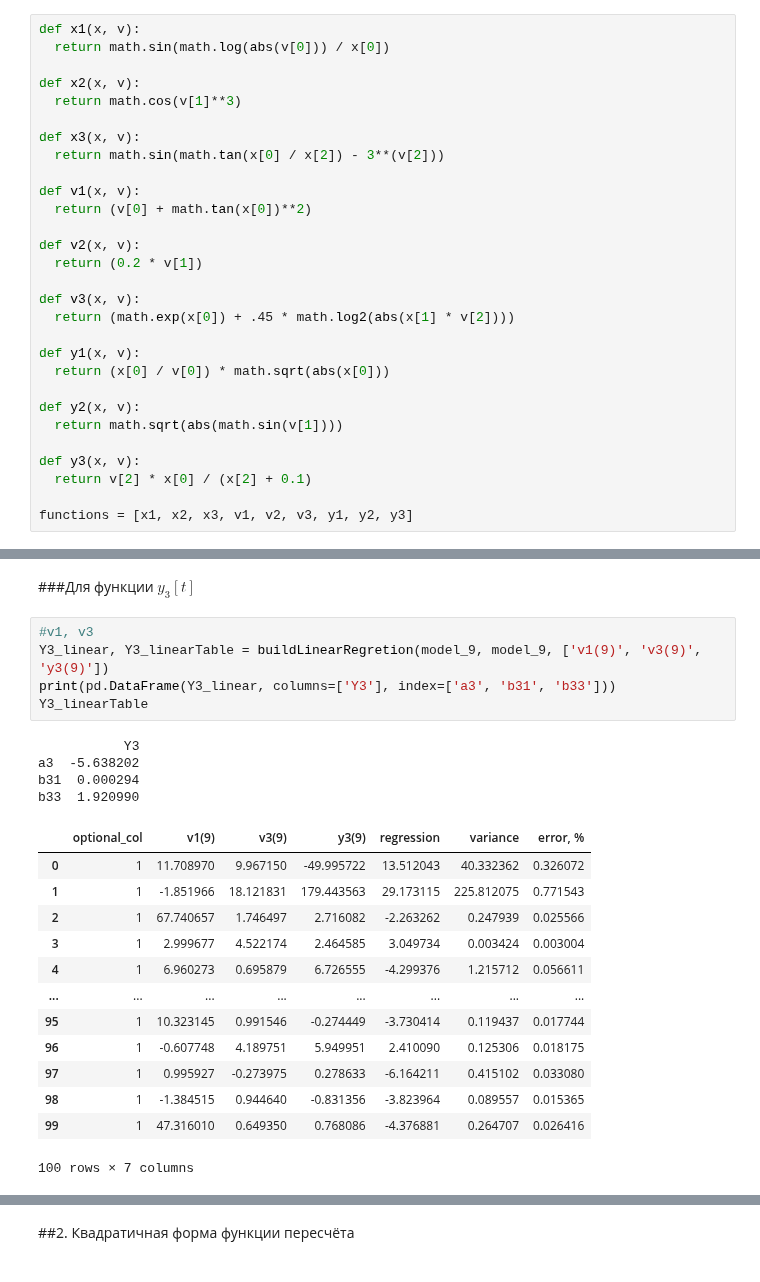
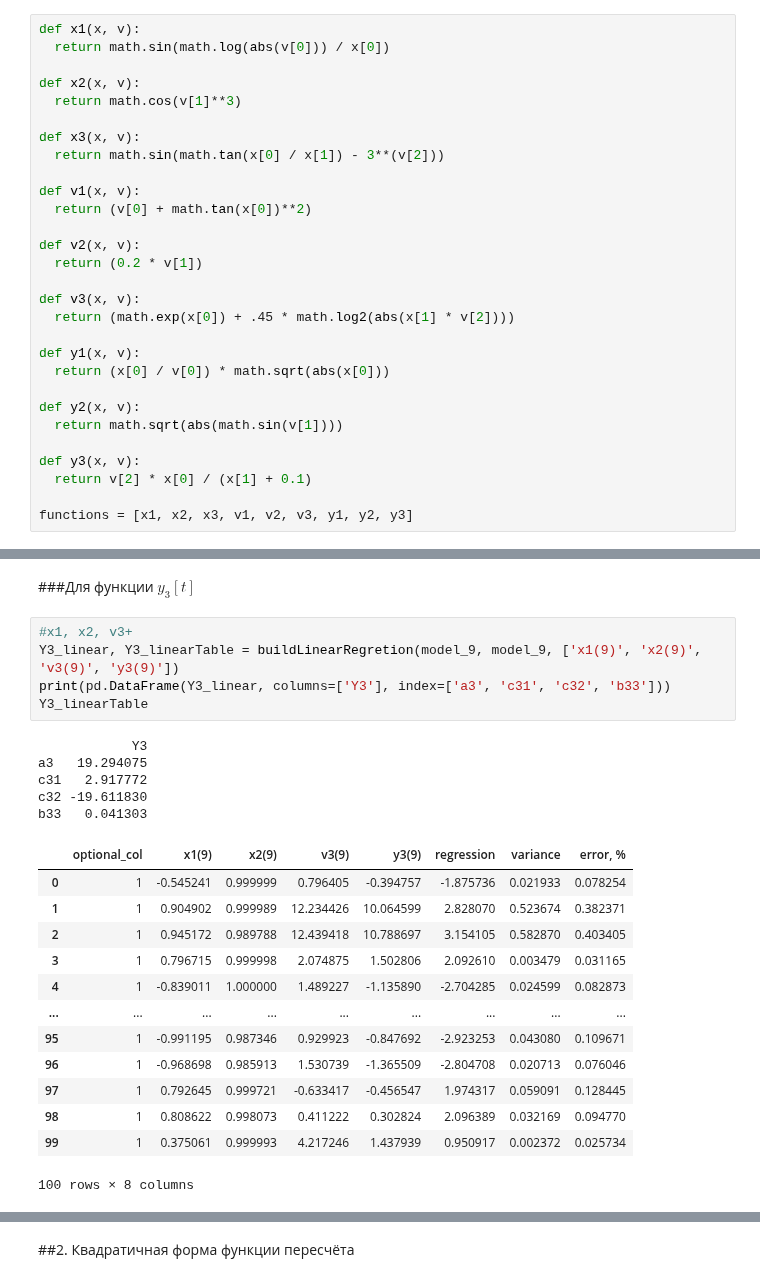
Before and after one commit to Viktory4121/MORD, a Jupyter notebook: ДОМ.ipynb, the cells around one changed output, grey strips where cells are left out. Cells and saved outputs as stored; diff of their text form.

```diff
--- a/ДОМ.ipynb
+++ b/ДОМ.ipynb
@@ -53,7 +53,7 @@ def x2(x, v):
   return math.cos(v[1]**3)
 
 def x3(x, v):
-  return math.sin(math.tan(x[0] / x[2]) - 3**(v[2]))
+  return math.sin(math.tan(x[0] / x[1]) - 3**(v[2]))
 
 def v1(x, v):
   return (v[0] + math.tan(x[0])**2)
@@ -71,7 +71,7 @@ def y2(x, v):
   return math.sqrt(abs(math.sin(v[1])))
 
 def y3(x, v):
-  return v[2] * x[0] / (x[2] + 0.1)
+  return v[2] * x[0] / (x[1] + 0.1)
 
 functions = [x1, x2, x3, v1, v2, v3, y1, y2, y3]
 # %%
@@ -406,28 +403,29 @@ A = 18.50623683431114
 # %% [markdown]
 ###Для функции $y_3[t]$
 # %%
-#v1, v3
-Y3_linear, Y3_linearTable = buildLinearRegretion(model_9, model_9, ['v1(9)', 'v3(9)', 'y3(9)'])
-print(pd.DataFrame(Y3_linear, columns=['Y3'], index=['a3', 'b31', 'b33']))
+#x1, x2, v3+
+Y3_linear, Y3_linearTable = buildLinearRegretion(model_9, model_9, ['x1(9)', 'x2(9)', 'v3(9)', 'y3(9)'])
+print(pd.DataFrame(Y3_linear, columns=['Y3'], index=['a3', 'c31', 'c32', 'b33']))
 Y3_linearTable
 # %% [output]
-           Y3
-a3  -5.638202
-b31  0.000294
-b33  1.920990
+            Y3
+a3   19.294075
+c31   2.917772
+c32 -19.611830
+b33   0.041303
-|  | optional_col | v1(9) | v3(9) | y3(9) | regression | variance | error, % |
-| 0 | 1 | 11.708970 | 9.967150 | -49.995722 | 13.512043 | 40.332362 | 0.326072 |
-| 1 | 1 | -1.851966 | 18.121831 | 179.443563 | 29.173115 | 225.812075 | 0.771543 |
-| 2 | 1 | 67.740657 | 1.746497 | 2.716082 | -2.263262 | 0.247939 | 0.025566 |
-| 3 | 1 | 2.999677 | 4.522174 | 2.464585 | 3.049734 | 0.003424 | 0.003004 |
-| 4 | 1 | 6.960273 | 0.695879 | 6.726555 | -4.299376 | 1.215712 | 0.056611 |
-| ... | ... | ... | ... | ... | ... | ... | ... |
-| 95 | 1 | 10.323145 | 0.991546 | -0.274449 | -3.730414 | 0.119437 | 0.017744 |
-| 96 | 1 | -0.607748 | 4.189751 | 5.949951 | 2.410090 | 0.125306 | 0.018175 |
-| 97 | 1 | 0.995927 | -0.273975 | 0.278633 | -6.164211 | 0.415102 | 0.033080 |
-| 98 | 1 | -1.384515 | 0.944640 | -0.831356 | -3.823964 | 0.089557 | 0.015365 |
-| 99 | 1 | 47.316010 | 0.649350 | 0.768086 | -4.376881 | 0.264707 | 0.026416 |
+|  | optional_col | x1(9) | x2(9) | v3(9) | y3(9) | regression | variance | error, % |
+| 0 | 1 | -0.545241 | 0.999999 | 0.796405 | -0.394757 | -1.875736 | 0.021933 | 0.078254 |
+| 1 | 1 | 0.904902 | 0.999989 | 12.234426 | 10.064599 | 2.828070 | 0.523674 | 0.382371 |
+| 2 | 1 | 0.945172 | 0.989788 | 12.439418 | 10.788697 | 3.154105 | 0.582870 | 0.403405 |
+| 3 | 1 | 0.796715 | 0.999998 | 2.074875 | 1.502806 | 2.092610 | 0.003479 | 0.031165 |
+| 4 | 1 | -0.839011 | 1.000000 | 1.489227 | -1.135890 | -2.704285 | 0.024599 | 0.082873 |
+| ... | ... | ... | ... | ... | ... | ... | ... | ... |
+| 95 | 1 | -0.991195 | 0.987346 | 0.929923 | -0.847692 | -2.923253 | 0.043080 | 0.109671 |
+| 96 | 1 | -0.968698 | 0.985913 | 1.530739 | -1.365509 | -2.804708 | 0.020713 | 0.076046 |
+| 97 | 1 | 0.792645 | 0.999721 | -0.633417 | -0.456547 | 1.974317 | 0.059091 | 0.128445 |
+| 98 | 1 | 0.808622 | 0.998073 | 0.411222 | 0.302824 | 2.096389 | 0.032169 | 0.094770 |
+| 99 | 1 | 0.375061 | 0.999993 | 4.217246 | 1.437939 | 0.950917 | 0.002372 | 0.025734 |
-100 rows × 7 columns
+100 rows × 8 columns
 # %%
 print("E = " + str(sum(Y3_linearTable['variance'])))
 print("A = " + str(sum(Y3_linearTable['error, %'])))
```
Also changed, not shown: parts of 13 cells of this notebook.
